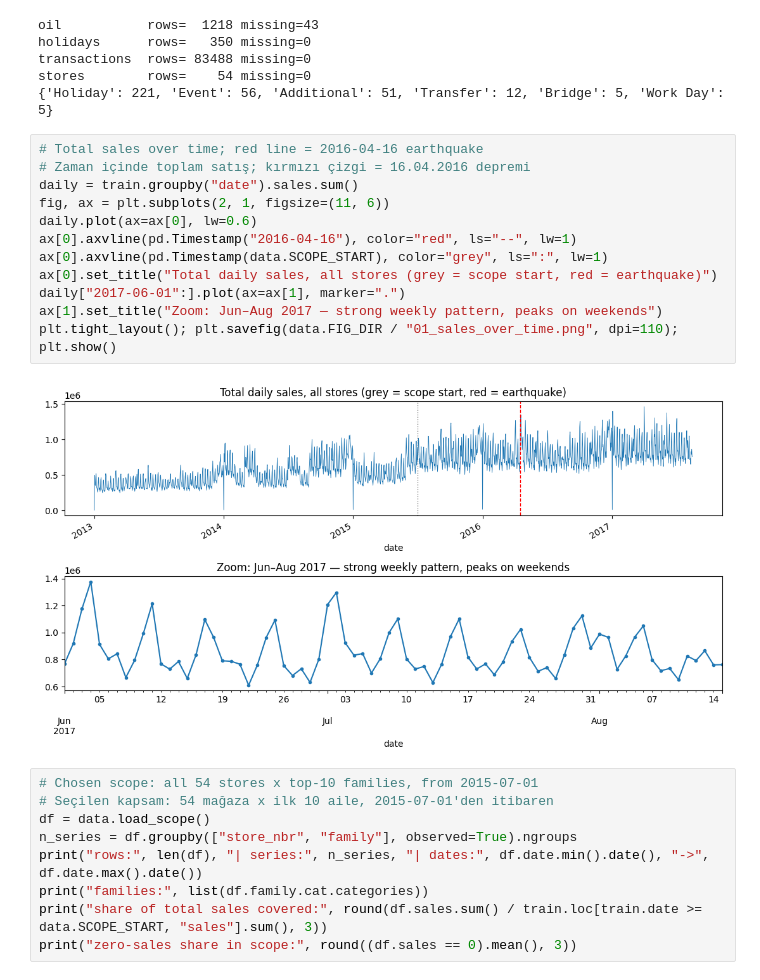
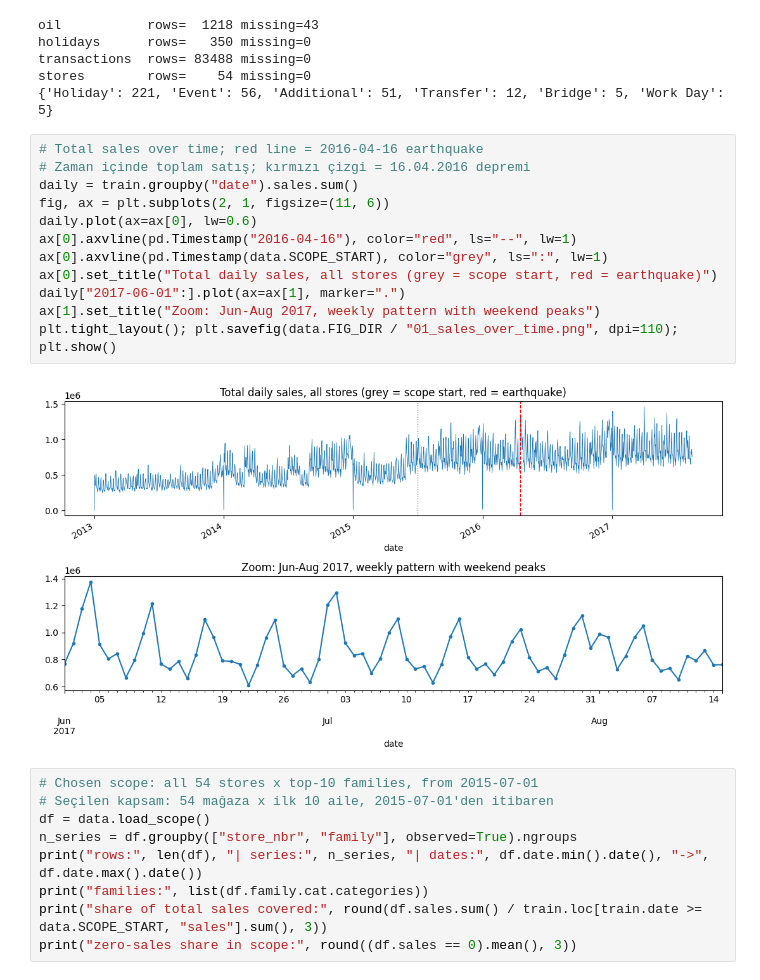
Before and after one commit to Mervecaliskann/retail-demand-forecasting, a Jupyter notebook: notebooks/forecasting.ipynb, the cells around one changed output. Cells and saved outputs as stored; diff of their text form.

```diff
--- a/notebooks/forecasting.ipynb
+++ b/notebooks/forecasting.ipynb
@@ -82,17 +80,17 @@ stores        rows=    54 missing=0
 # %%
 # Total sales over time; red line = 2016-04-16 earthquake
 # Zaman içinde toplam satış; kırmızı çizgi = 16.04.2016 depremi
 daily = train.groupby("date").sales.sum()
 fig, ax = plt.subplots(2, 1, figsize=(11, 6))
 daily.plot(ax=ax[0], lw=0.6)
 ax[0].axvline(pd.Timestamp("2016-04-16"), color="red", ls="--", lw=1)
 ax[0].axvline(pd.Timestamp(data.SCOPE_START), color="grey", ls=":", lw=1)
 ax[0].set_title("Total daily sales, all stores (grey = scope start, red = earthquake)")
 daily["2017-06-01":].plot(ax=ax[1], marker=".")
-ax[1].set_title("Zoom: Jun–Aug 2017 — strong weekly pattern, peaks on weekends")
+ax[1].set_title("Zoom: Jun-Aug 2017, weekly pattern with weekend peaks")
 plt.tight_layout(); plt.savefig(data.FIG_DIR / "01_sales_over_time.png", dpi=110); plt.show()
 # %% [output]
-[figure, old version]
+[figure, new version]
 # %%
 # Chosen scope: all 54 stores x top-10 families, from 2015-07-01
 # Seçilen kapsam: 54 mağaza x ilk 10 aile, 2015-07-01'den itibaren
```
Also changed, not shown: parts of 18 cells of this notebook, 18 other files.
